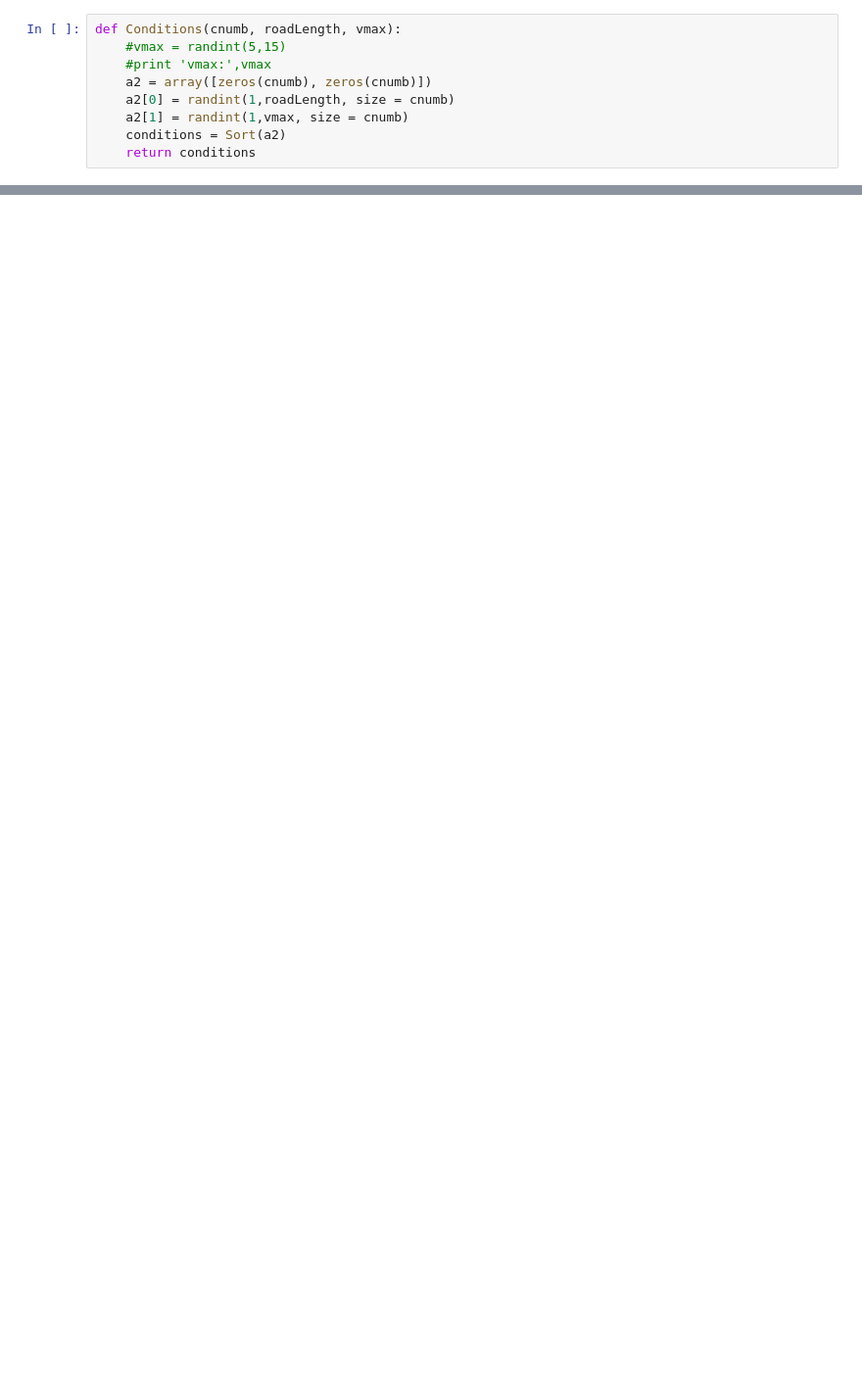
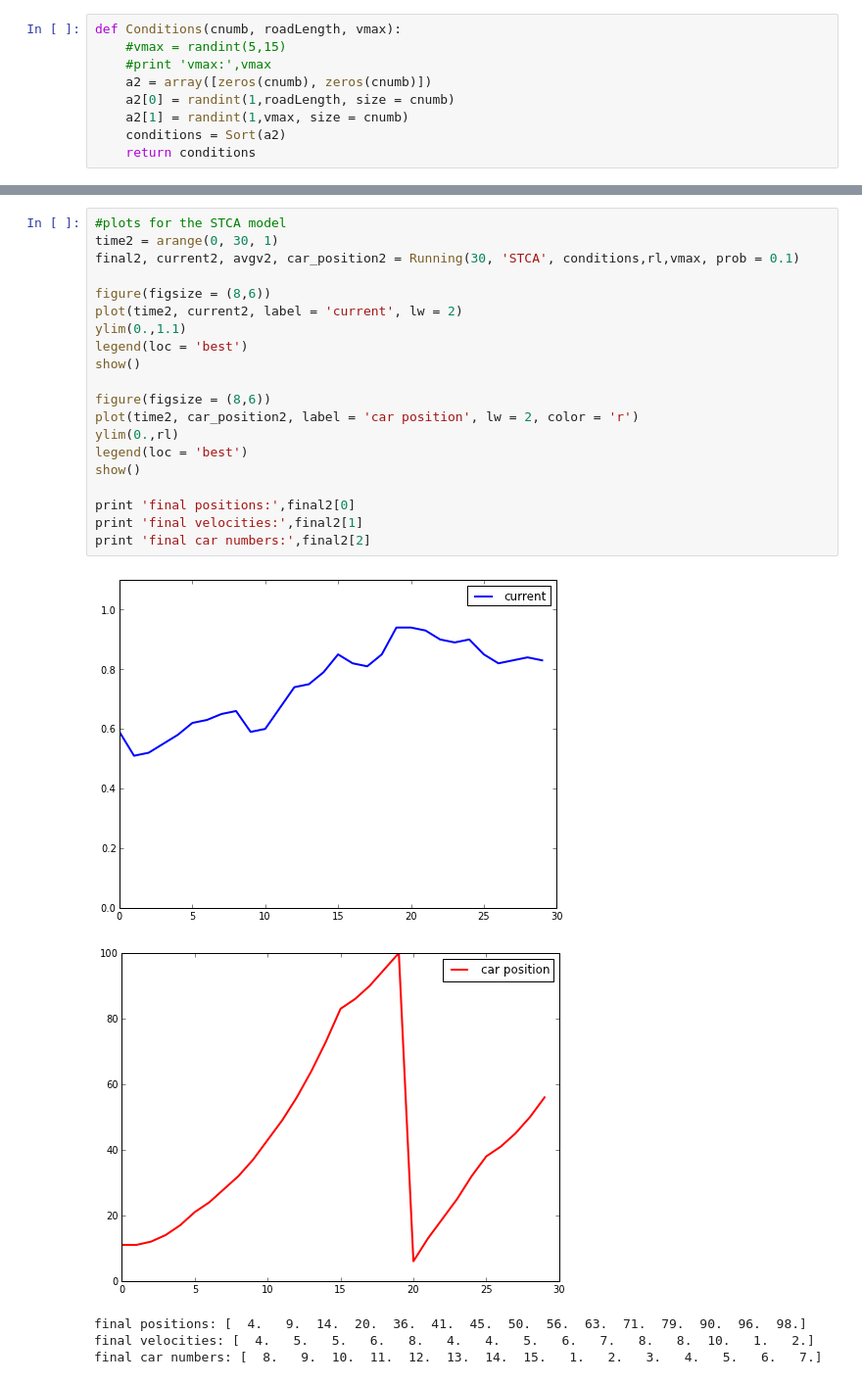
Before and after one commit to wsnyderPHYS202/PHYS202-S13, a Jupyter notebook: Project/Project.ipynb, the cells around one changed output, grey strips where cells are left out. Shown at 98% size. Cells and saved outputs as stored; diff of their text form; blank space fills up the shorter version.

```diff
--- a/Project/Project.ipynb
+++ b/Project/Project.ipynb
@@ -244,0 +315,26 @@ plot(time, current)
+# %%
+#plots for the STCA model
+time2 = arange(0, 30, 1)
+final2, current2, avgv2, car_position2 = Running(30, 'STCA', conditions,rl,vmax, prob = 0.1)
+
+figure(figsize = (8,6))
+plot(time2, current2, label = 'current', lw = 2)
+ylim(0.,1.1)
+legend(loc = 'best')
+show()
+
+figure(figsize = (8,6))
+plot(time2, car_position2, label = 'car position', lw = 2, color = 'r')
+ylim(0.,rl)
+legend(loc = 'best')
+show()
+
+print 'final positions:',final2[0]
+print 'final velocities:',final2[1]
+print 'final car numbers:',final2[2]
+# %% [output]
+[figure, added]
+[figure, added]
+final positions: [  4.   9.  14.  20.  36.  41.  45.  50.  56.  63.  71.  79.  90.  96.  98.]
+final velocities: [  4.   5.   5.   6.   8.   4.   4.   5.   6.   7.   8.   8.  10.   1.   2.]
+final car numbers: [  8.   9.  10.  11.  12.  13.  14.  15.   1.   2.   3.   4.   5.   6.   7.]
```
Also changed, not shown: parts of 9 cells of this notebook.
